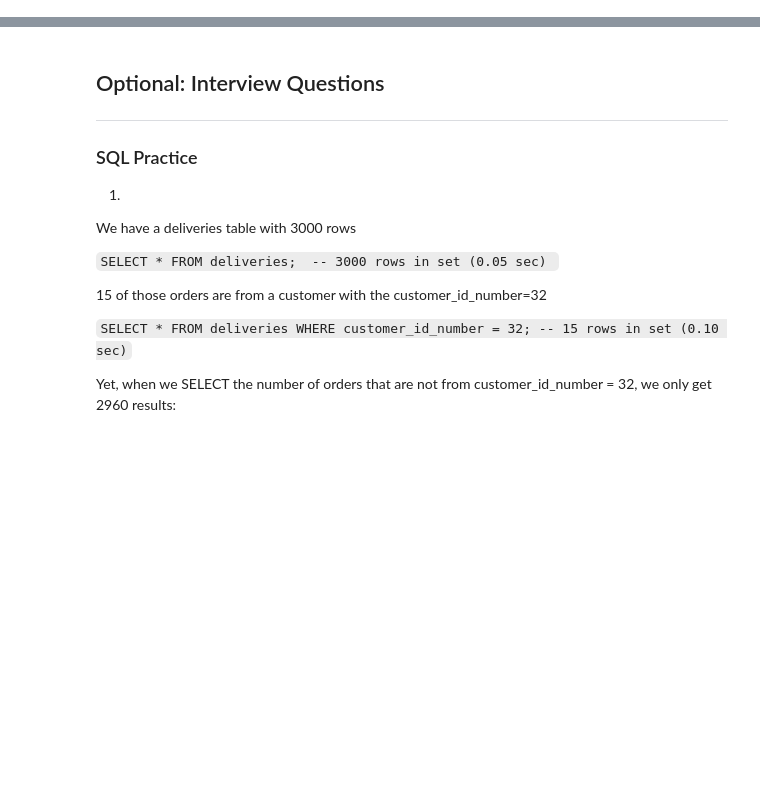
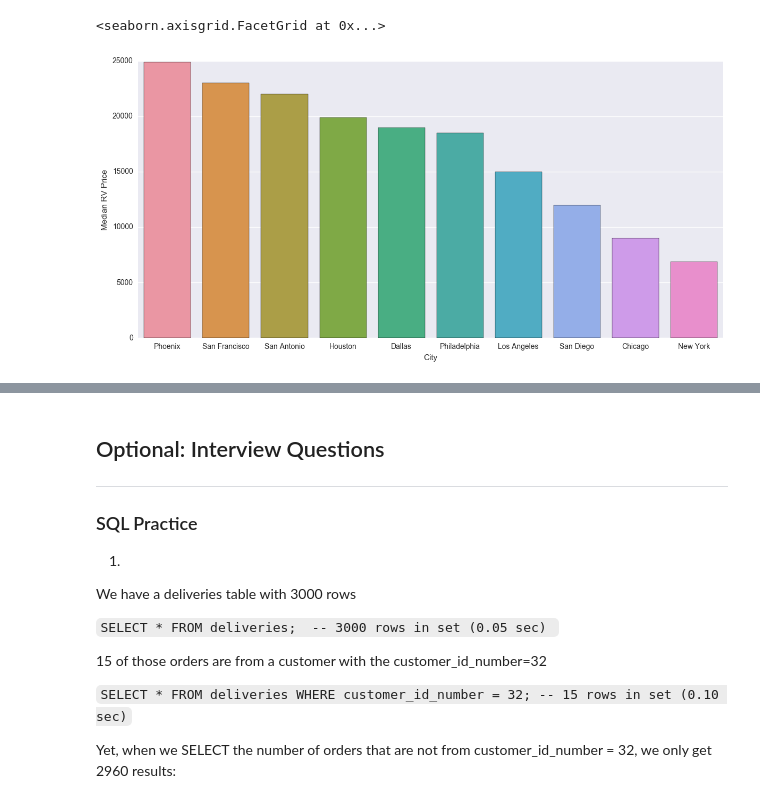
Before and after one commit to Nmloury/DSI-Projects, a Jupyter notebook: Project 5/project5.ipynb, the cells around one changed output, grey strips where cells are left out. Cells and saved outputs as stored; diff of their text form; code cells hidden in the pictures; blank space fills up the shorter version.

```diff
--- a/Project 5/project5.ipynb
+++ b/Project 5/project5.ipynb
@@ -78,0 +183,10 @@ Go head we'll wait.  Anything notable about the data?
+# %%
+prices_median = prices.groupby('location').median().reset_index().sort_values(by='price', ascending=False)
+
+median_plot = sns.factorplot(x="location", y="price", data=prices_median, size=6, aspect=2, kind="bar")
+median_plot.set_ylabels("Median RV Price")
+median_plot.set_xlabels("City")
+median_plot
+# %% [output]
+<seaborn.axisgrid.FacetGrid at 0x...>
+[figure, added]
```
Also changed, not shown: parts of 39 cells of this notebook, 11 other files.
